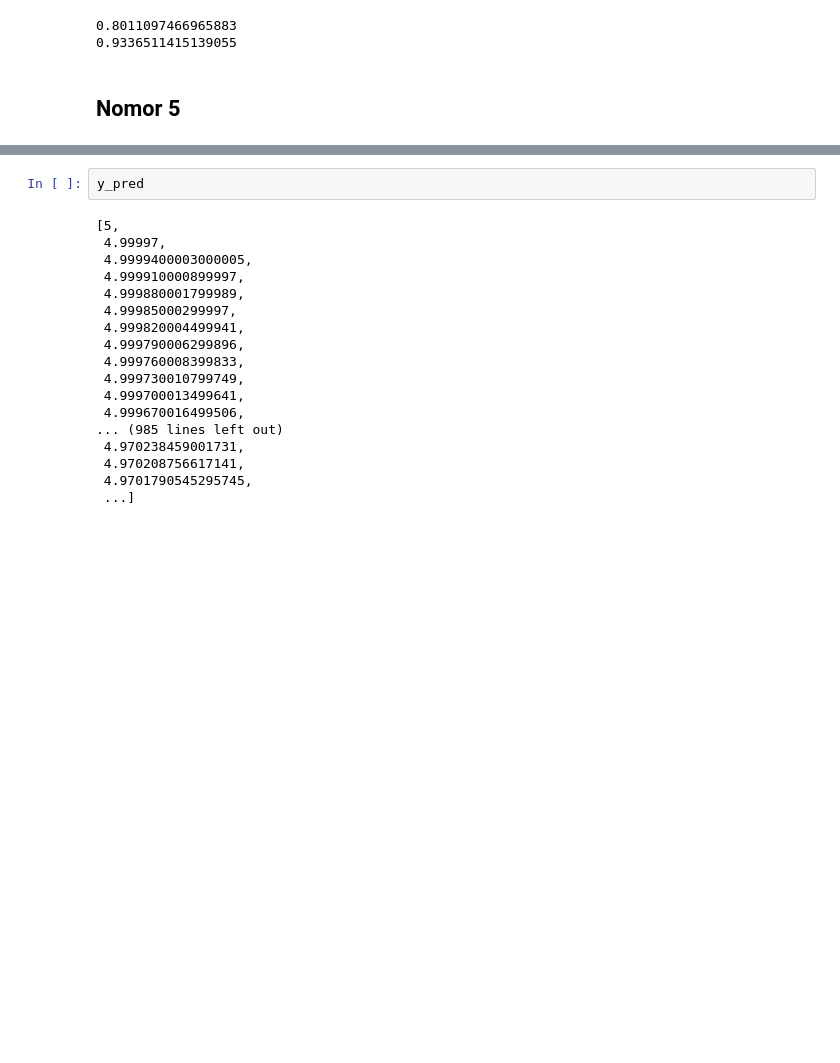
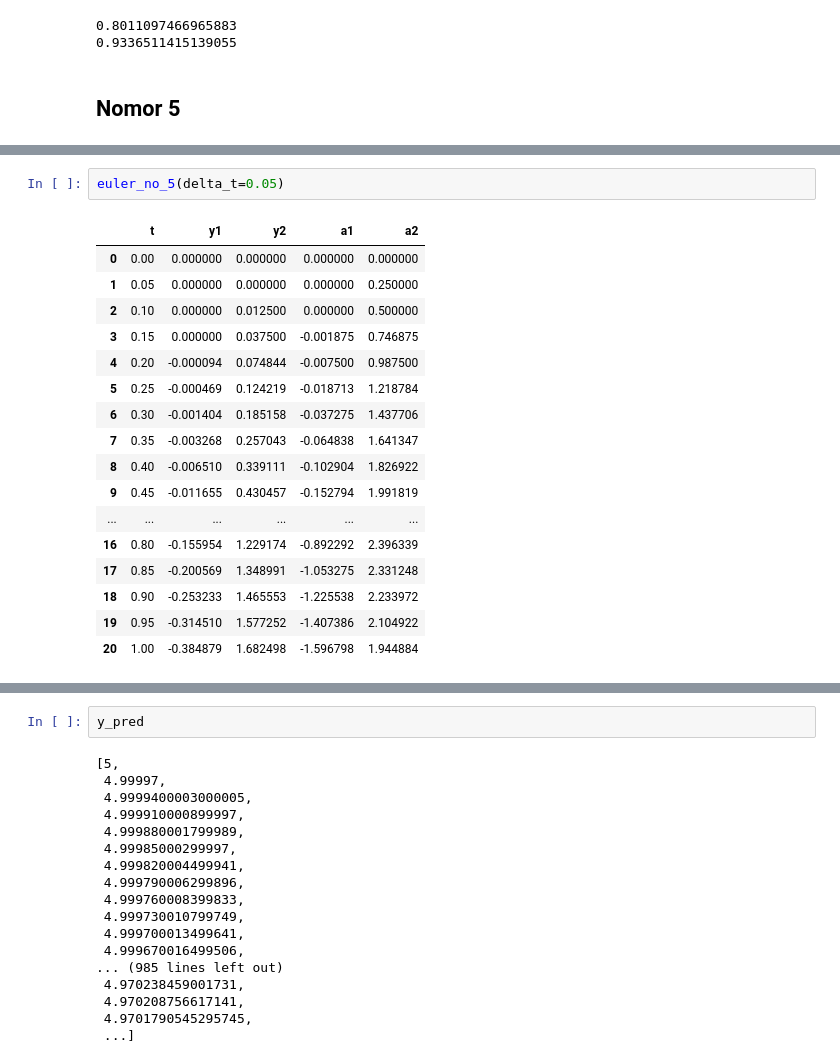
Before and after one commit to RendiZein/Metode-Rekayasa-Komputasi, a Jupyter notebook: Euler Method.ipynb, the cells around one changed output, grey strips where cells are left out. Saved outputs shown, nothing was run; the diff lists cells and outputs as text; blank space fills up the shorter version.

```diff
--- a/Euler Method.ipynb
+++ b/Euler Method.ipynb
@@ -229,0 +403,20 @@ print(a[-1])
+# %%
+euler_no_5(delta_t=0.05)
+# %% [output]
+|  | t | y1 | y2 | a1 | a2 |
+| 0 | 0.00 | 0.000000 | 0.000000 | 0.000000 | 0.000000 |
+| 1 | 0.05 | 0.000000 | 0.000000 | 0.000000 | 0.250000 |
+| 2 | 0.10 | 0.000000 | 0.012500 | 0.000000 | 0.500000 |
+| 3 | 0.15 | 0.000000 | 0.037500 | -0.001875 | 0.746875 |
+| 4 | 0.20 | -0.000094 | 0.074844 | -0.007500 | 0.987500 |
+| 5 | 0.25 | -0.000469 | 0.124219 | -0.018713 | 1.218784 |
+| 6 | 0.30 | -0.001404 | 0.185158 | -0.037275 | 1.437706 |
+| 7 | 0.35 | -0.003268 | 0.257043 | -0.064838 | 1.641347 |
+| 8 | 0.40 | -0.006510 | 0.339111 | -0.102904 | 1.826922 |
+| 9 | 0.45 | -0.011655 | 0.430457 | -0.152794 | 1.991819 |
+| ... | ... | ... | ... | ... | ... |
+| 16 | 0.80 | -0.155954 | 1.229174 | -0.892292 | 2.396339 |
+| 17 | 0.85 | -0.200569 | 1.348991 | -1.053275 | 2.331248 |
+| 18 | 0.90 | -0.253233 | 1.465553 | -1.225538 | 2.233972 |
+| 19 | 0.95 | -0.314510 | 1.577252 | -1.407386 | 2.104922 |
+| 20 | 1.00 | -0.384879 | 1.682498 | -1.596798 | 1.944884 |
```
Also changed, not shown: parts of 26 cells of this notebook.
